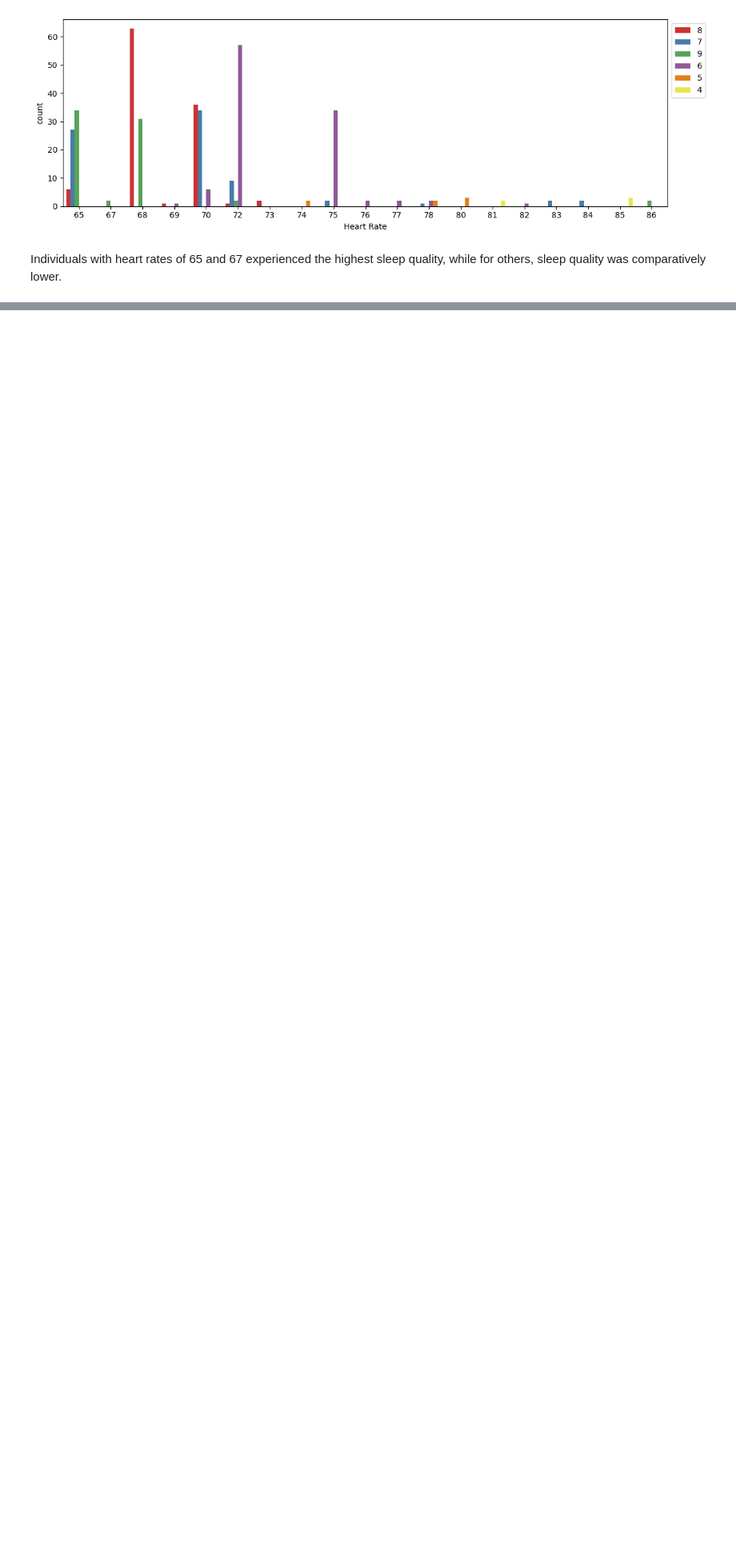
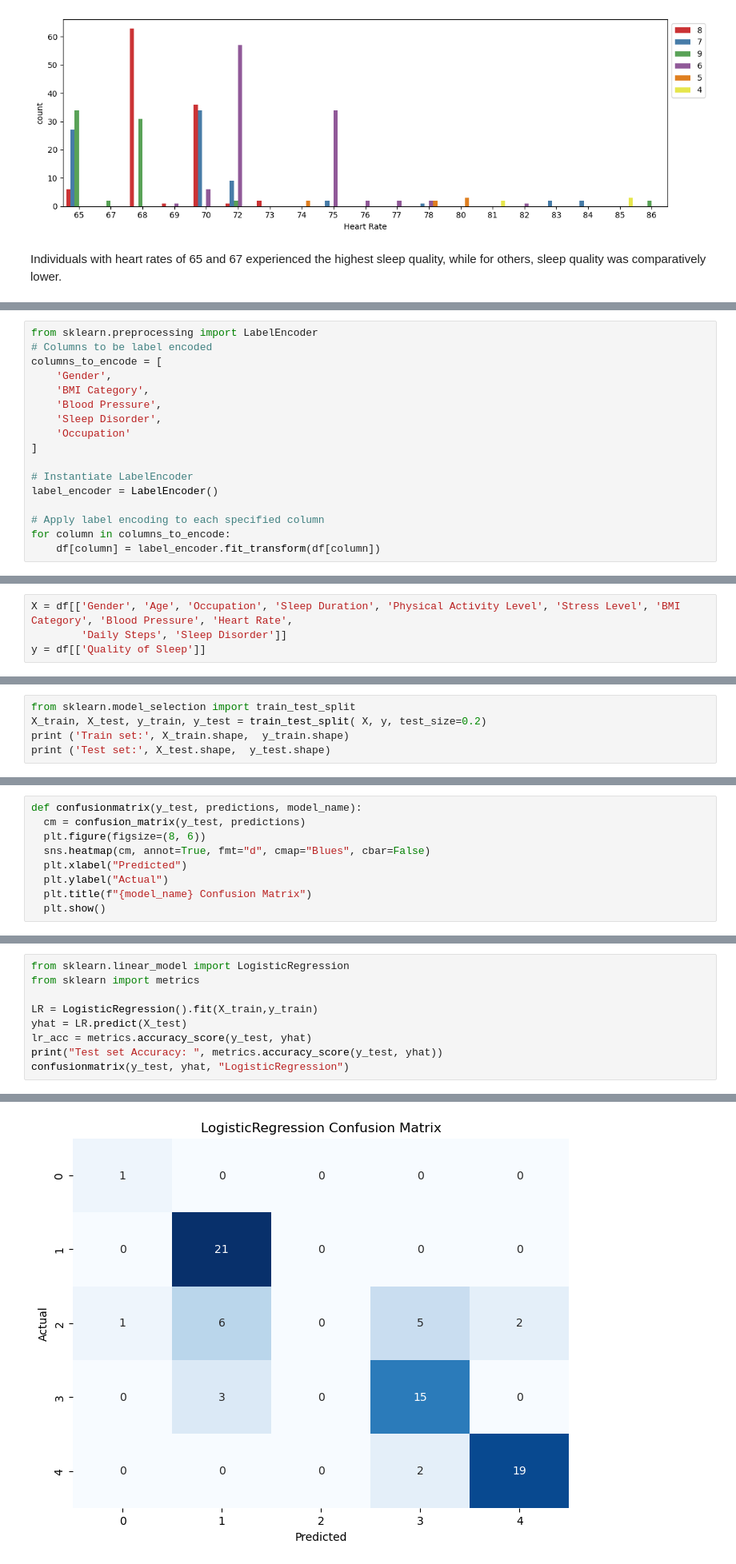
Before and after one commit to ShoaibNaseer/MSc_data_science_projects, a Jupyter notebook: other_projects/sleep_health_analysis/sleep_quality_analysis.ipynb, the cells around one changed output, grey strips where cells are left out. Shown: that part at 80% size. Drawn from its saved outputs; the diff is of its cells as text; blank space fills up the shorter version.

```diff
--- a/other_projects/sleep_health_analysis/sleep_quality_analysis.ipynb
+++ b/other_projects/sleep_health_analysis/sleep_quality_analysis.ipynb
@@ -256,0 +308,17 @@ Individuals with heart rates of 65 and 67 experienced the highest sleep quality,
+# %%
+from sklearn.preprocessing import LabelEncoder
+# Columns to be label encoded
+columns_to_encode = [
+    'Gender',
+    'BMI Category',
+    'Blood Pressure',
+    'Sleep Disorder',
+    'Occupation'
+]
+
+# Instantiate LabelEncoder
+label_encoder = LabelEncoder()
+
+# Apply label encoding to each specified column
+for column in columns_to_encode:
+    df[column] = label_encoder.fit_transform(df[column])
@@ -256,0 +327,4 @@ Individuals with heart rates of 65 and 67 experienced the highest sleep quality,
+# %%
+X = df[['Gender', 'Age', 'Occupation', 'Sleep Duration', 'Physical Activity Level', 'Stress Level', 'BMI Category', 'Blood Pressure', 'Heart Rate',
+        'Daily Steps', 'Sleep Disorder']]
+y = df[['Quality of Sleep']]
@@ -256,0 +333,5 @@ Individuals with heart rates of 65 and 67 experienced the highest sleep quality,
+# %%
+from sklearn.model_selection import train_test_split
+X_train, X_test, y_train, y_test = train_test_split( X, y, test_size=0.2)
+print ('Train set:', X_train.shape,  y_train.shape)
+print ('Test set:', X_test.shape,  y_test.shape)
@@ -256,0 +346,9 @@ Individuals with heart rates of 65 and 67 experienced the highest sleep quality,
+# %%
+def confusionmatrix(y_test, predictions, model_name):
+  cm = confusion_matrix(y_test, predictions)
+  plt.figure(figsize=(8, 6))
+  sns.heatmap(cm, annot=True, fmt="d", cmap="Blues", cbar=False)
+  plt.xlabel("Predicted")
+  plt.ylabel("Actual")
+  plt.title(f"{model_name} Confusion Matrix")
+  plt.show()
@@ -256,0 +357,10 @@ Individuals with heart rates of 65 and 67 experienced the highest sleep quality,
+# %%
+from sklearn.linear_model import LogisticRegression
+from sklearn import metrics
+
+LR = LogisticRegression().fit(X_train,y_train)
+yhat = LR.predict(X_test)
+lr_acc = metrics.accuracy_score(y_test, yhat)
+print("Test set Accuracy: ", metrics.accuracy_score(y_test, yhat))
+confusionmatrix(y_test, yhat, "LogisticRegression")
+# %% [output]
@@ -256,0 +375 @@ Individuals with heart rates of 65 and 67 experienced the highest sleep quality,
+[figure, added]
```
Also changed, not shown: parts of 21 cells of this notebook.
